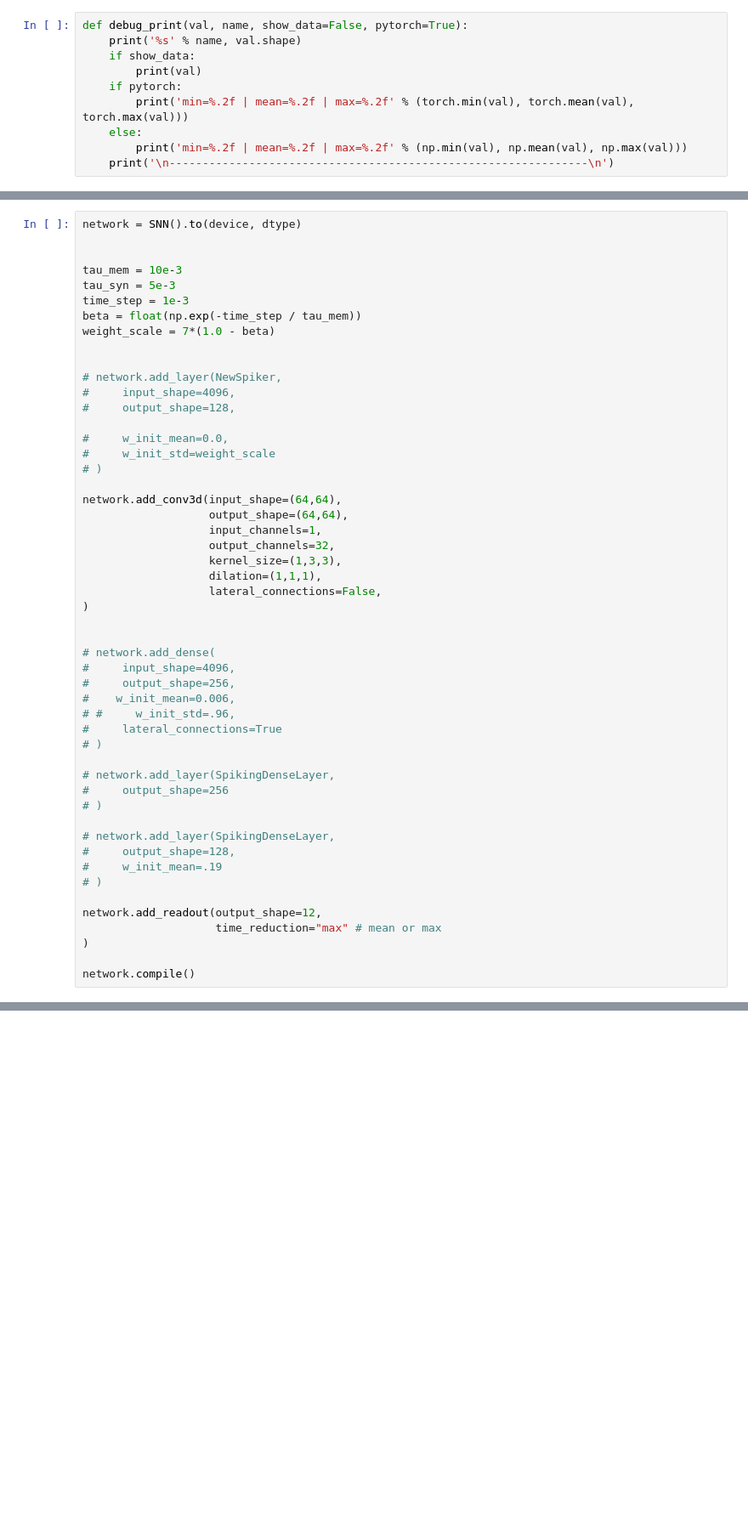
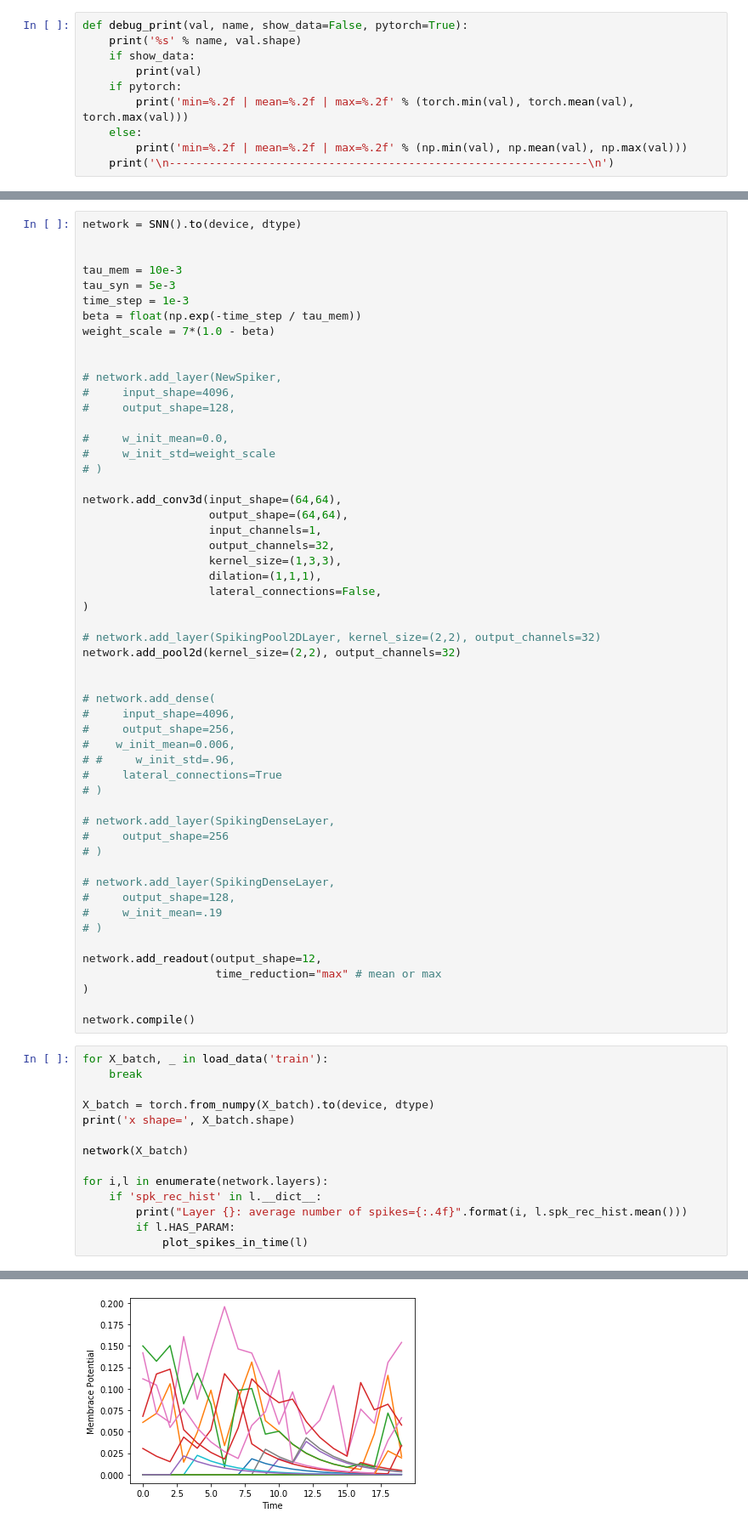
Before and after one commit to ArefMq/action-recognition-via-snn, a Jupyter notebook: S-CNN-DVS.ipynb, the cells around one changed output, grey strips where cells are left out. Shown at 85% size. Drawn from its saved outputs; the diff is of its cells as text; blank space fills up the shorter version.

```diff
--- a/S-CNN-DVS.ipynb
+++ b/S-CNN-DVS.ipynb
@@ -448,6 +399,9 @@ network.add_conv3d(input_shape=(64,64),
                    lateral_connections=False,
 )
 
+# network.add_layer(SpikingPool2DLayer, kernel_size=(2,2), output_channels=32)
+network.add_pool2d(kernel_size=(2,2), output_channels=32)
+
 
 # network.add_dense(
 #     input_shape=4096,
@@ -471,3 +425,18 @@ network.add_readout(output_shape=12,
 )
 
 network.compile()
+# %%
+for X_batch, _ in load_data('train'):
+    break
+
+X_batch = torch.from_numpy(X_batch).to(device, dtype)
+print('x shape=', X_batch.shape)
+
+network(X_batch)
+
+for i,l in enumerate(network.layers):
+    if 'spk_rec_hist' in l.__dict__:
+        print("Layer {}: average number of spikes={:.4f}".format(i, l.spk_rec_hist.mean()))
+        if l.HAS_PARAM:
+            plot_spikes_in_time(l)
+# %% [output]
@@ -473,0 +446 @@ network.compile()
+[figure, added]
```
Also changed, not shown: parts of 16 cells of this notebook, 8 other files.
